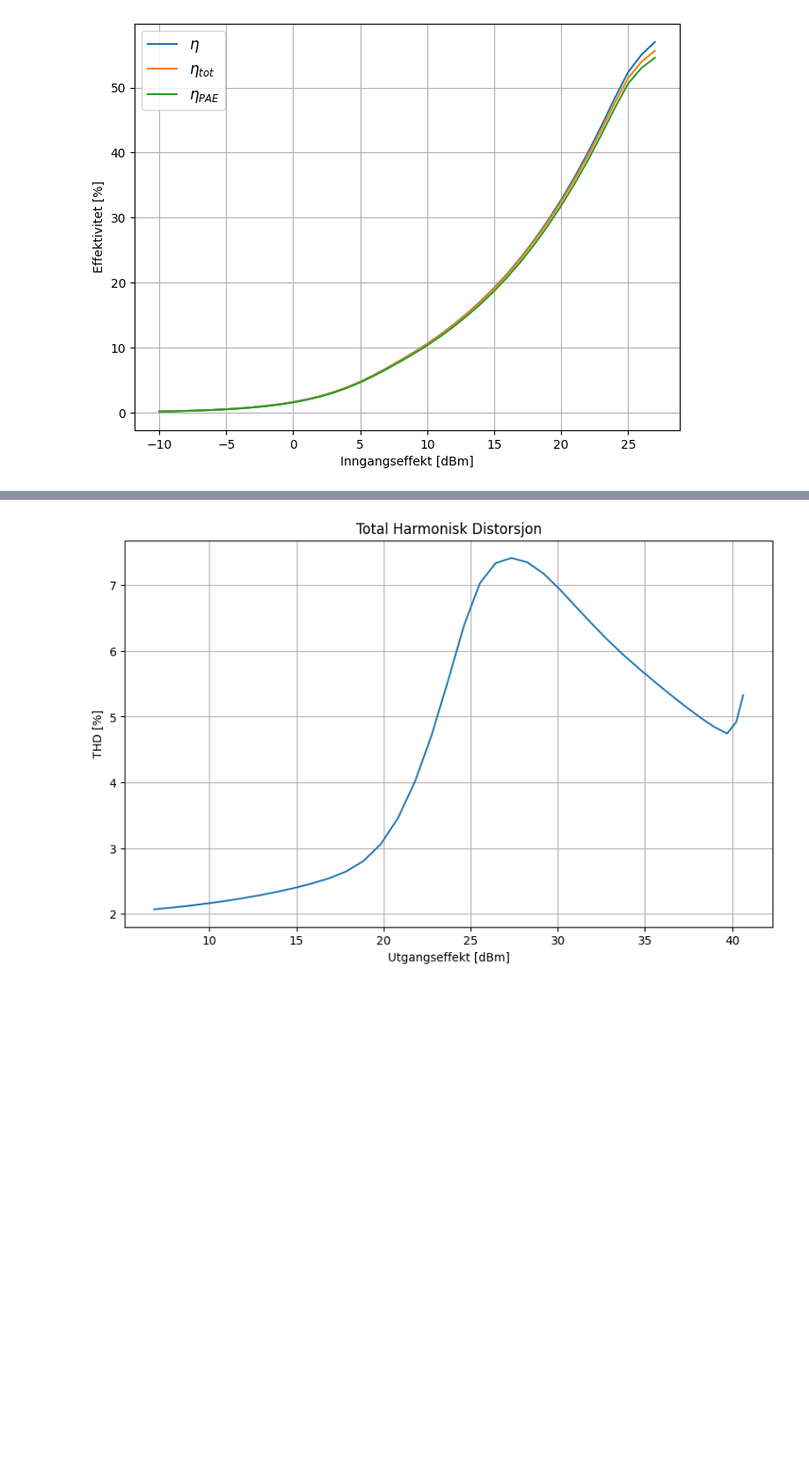
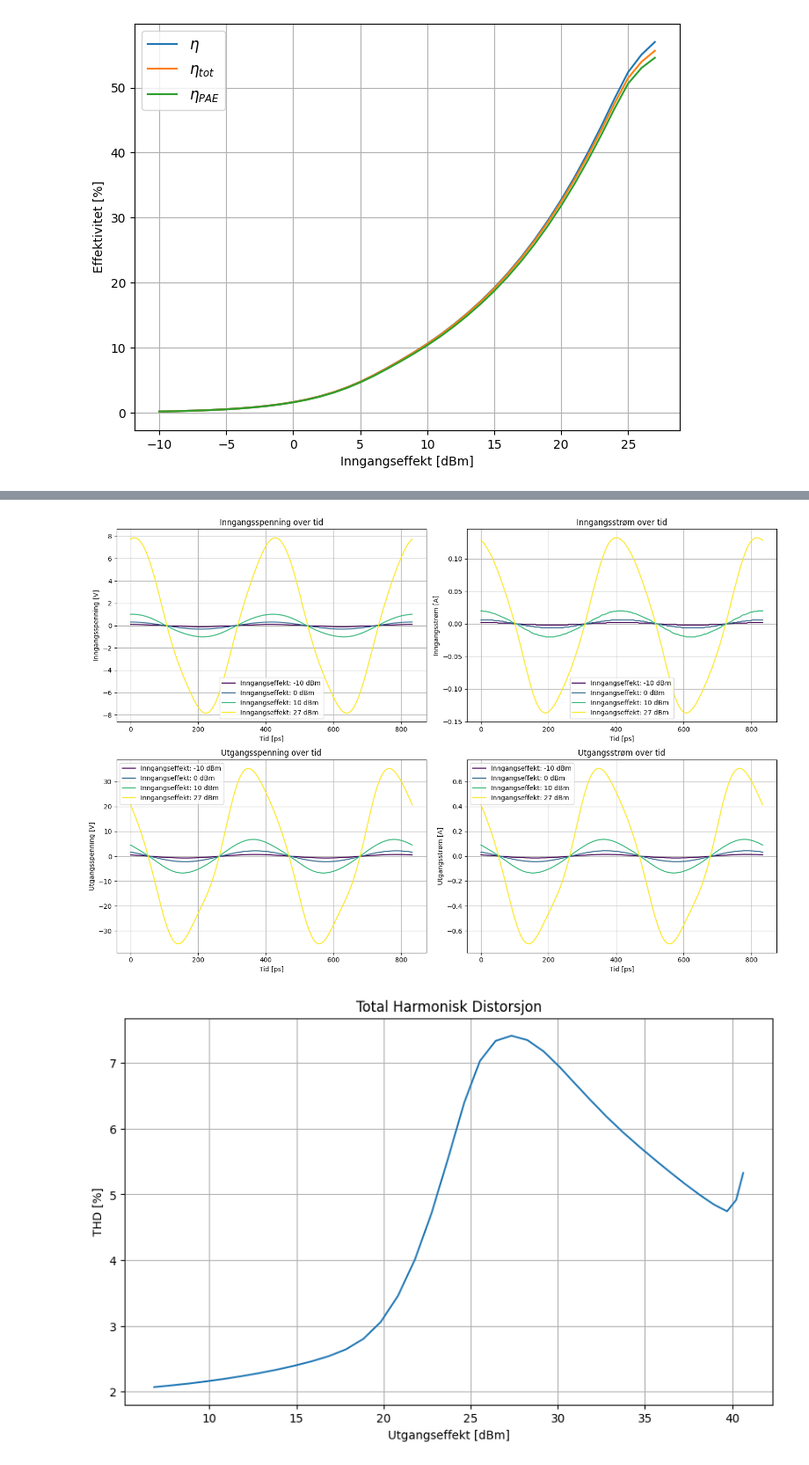
Before and after one commit to SkaugJr/TTT4201-Radiosystemdesign, a Jupyter notebook: Databehandling/Visualisering.ipynb, the cells around one changed output, grey strips where cells are left out. Shown: that part at 88% size. Saved outputs shown, nothing was run; the diff lists cells and outputs as text; code cells hidden in the pictures; blank space fills up the shorter version.

Commit message:
Tidsserier

```diff
--- a/Databehandling/Visualisering.ipynb
+++ b/Databehandling/Visualisering.ipynb
@@ -161,3 +162,58 @@ plt.show()
+# %%
+Tidsserier1Tone = np.loadtxt('Data/Simulering/Tidsserier1Tone.csv', delimiter=',', skiprows=31)
+Tidsserier1Tone = pd.DataFrame(Tidsserier1Tone, columns=['P_in', 'Time', 'V_in', 'I_in', 'V_out', 'I_out'])
+
+# Convert Time to picoseconds
+Tidsserier1Tone['Time'] = Tidsserier1Tone['Time'] * 1e12
+
+# Create subplots
+fig, axs = plt.subplots(2, 2, figsize=(15, 10))
+
+# Plot V_in versus Time
+for i, Power in enumerate(Power_values):
+    subset = Tidsserier1Tone[Tidsserier1Tone['P_in'] == Power]
+    axs[0, 0].plot(subset['Time'], subset['V_in'], label=f'Inngangseffekt: {Power} dBm', color=cmap(i))
+axs[0, 0].set_xlabel('Tid [ps]')
+axs[0, 0].set_ylabel('Inngangsspenning [V]')
+axs[0, 0].set_title('Inngangsspenning over tid')
+axs[0, 0].legend()
+axs[0, 0].grid(True)
+
+# Plot I_in versus Time
+for i, Power in enumerate(Power_values):
+    subset = Tidsserier1Tone[Tidsserier1Tone['P_in'] == Power]
+    axs[0, 1].plot(subset['Time'], subset['I_in'], label=f'Inngangseffekt: {Power} dBm', color=cmap(i))
+axs[0, 1].set_xlabel('Tid [ps]')
+axs[0, 1].set_ylabel('Inngangsstrøm [A]')
+axs[0, 1].set_title('Inngangsstrøm over tid')
+axs[0, 1].legend()
+axs[0, 1].grid(True)
+
+# Plot V_out versus Time
+for i, Power in enumerate(Power_values):
+    subset = Tidsserier1Tone[Tidsserier1Tone['P_in'] == Power]
+    axs[1, 0].plot(subset['Time'], subset['V_out'], label=f'Inngangseffekt: {Power} dBm', color=cmap(i))
+axs[1, 0].set_xlabel('Tid [ps]')
+axs[1, 0].set_ylabel('Utgangsspenning [V]')
+axs[1, 0].set_title('Utgangsspenning over tid')
+axs[1, 0].legend()
+axs[1, 0].grid(True)
+
+# Plot I_out versus Time
+for i, Power in enumerate(Power_values):
+    subset = Tidsserier1Tone[Tidsserier1Tone['P_in'] == Power]
+    axs[1, 1].plot(subset['Time'], subset['I_out'], label=f'Inngangseffekt: {Power} dBm', color=cmap(i))
+axs[1, 1].set_xlabel('Tid [ps]')
+axs[1, 1].set_ylabel('Utgangsstrøm [A]')
+axs[1, 1].set_title('Utgangsstrøm over tid')
+axs[1, 1].legend()
+axs[1, 1].grid(True)
+
+# Adjust layout
+plt.tight_layout()
+plt.show()
+# %% [output]
+[figure, added]
 # %%
 THD = np.loadtxt('Data/Simulering/THD1Tone.csv', delimiter=',', skiprows=11)
 THD = pd.DataFrame(THD, columns=['P_ut', 'THD'])
```
Also changed, not shown: parts of 1 cell of this notebook, 3 other files.
